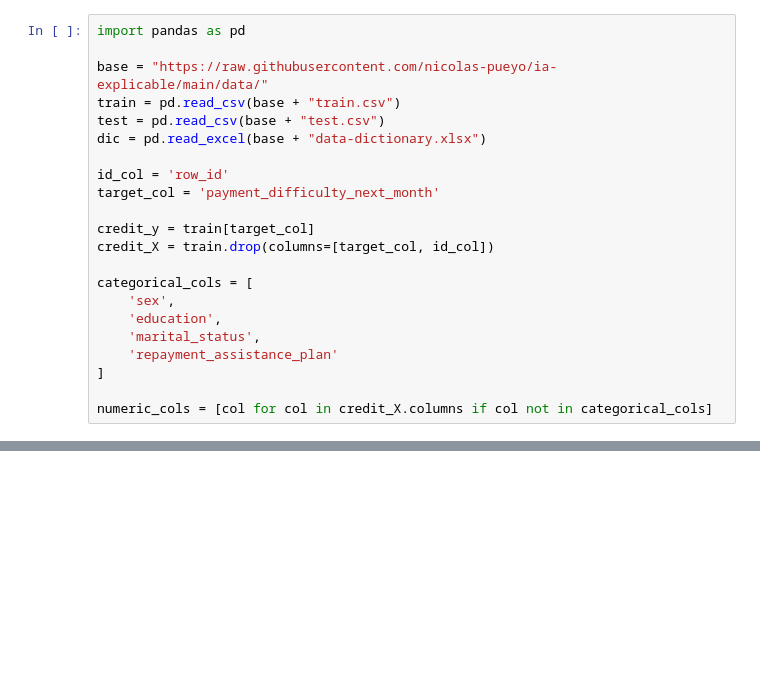
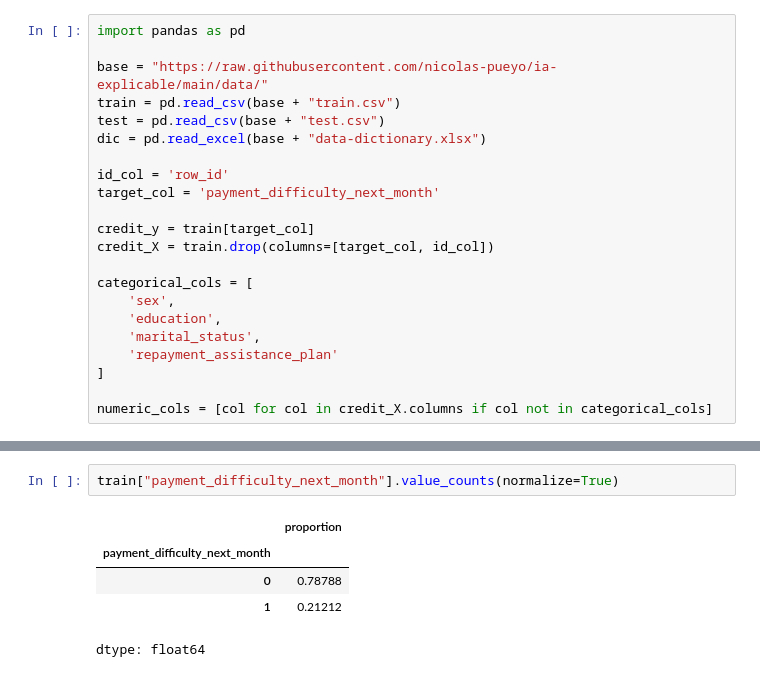
Before and after one commit to nicolas-pueyo/ia-explicable, a Jupyter notebook: notebooks/proyecto_iax.ipynb, the cells around one changed output, grey strips where cells are left out. Drawn from its saved outputs; the diff is of its cells as text; blank space fills up the shorter version.

```diff
--- a/notebooks/proyecto_iax.ipynb
+++ b/notebooks/proyecto_iax.ipynb
@@ -134,0 +292,8 @@ plt.show()
+# %%
+train["payment_difficulty_next_month"].value_counts(normalize=True)
+# %% [output]
+|  | proportion |
+| payment_difficulty_next_month |  |
+| 0 | 0.78788 |
+| 1 | 0.21212 |
+dtype: float64
```
Also changed, not shown: parts of 17 cells of this notebook.
